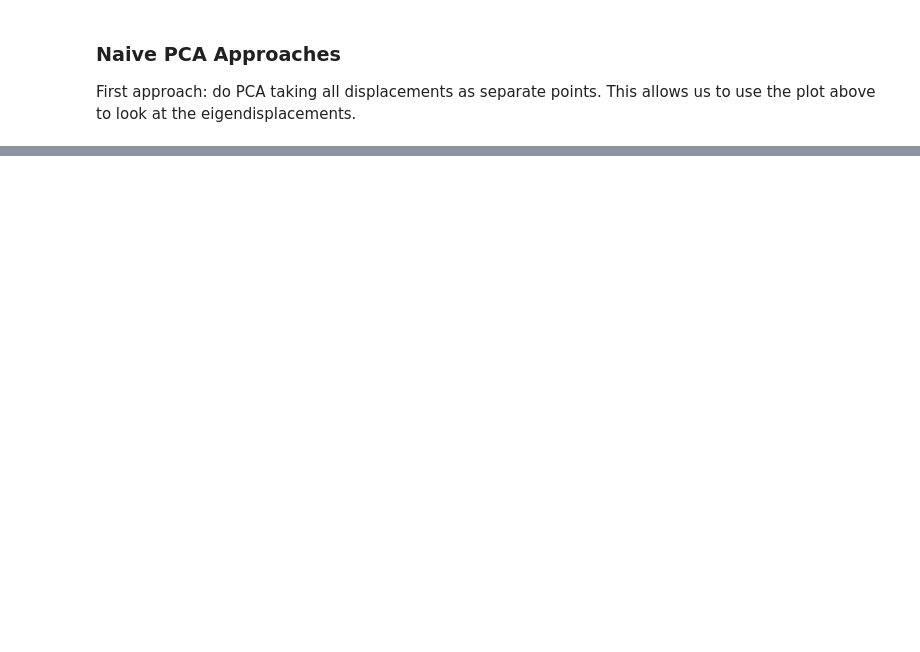
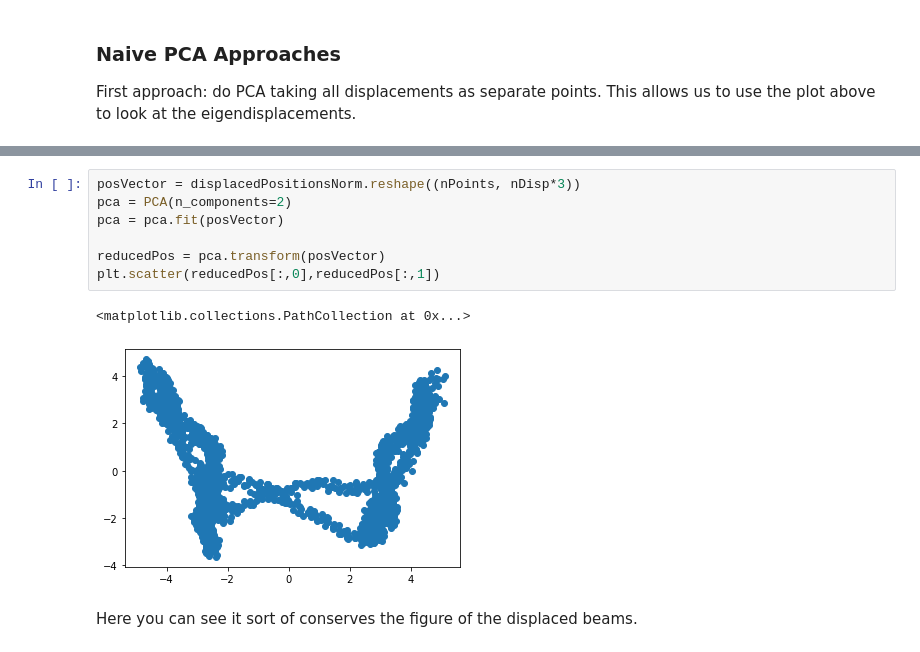
Before and after one commit to js-diaz/mllab-exercise-6-juan-sebastian-diaz-and-xenia-gerloff, a Jupyter notebook: Exercise-6.ipynb, the cells around one changed output, grey strips where cells are left out. Cells and saved outputs as stored; diff of their text form; blank space fills up the shorter version.

```diff
--- a/Exercise-6.ipynb
+++ b/Exercise-6.ipynb
@@ -155,0 +224,12 @@ plt.scatter(reducedDisp[:,0],reducedDisp[:,1])
+# %%
+posVector = displacedPositionsNorm.reshape((nPoints, nDisp*3))
+pca = PCA(n_components=2)
+pca = pca.fit(posVector)
+
+reducedPos = pca.transform(posVector)
+plt.scatter(reducedPos[:,0],reducedPos[:,1])
+# %% [output]
+<matplotlib.collections.PathCollection at 0x...>
+[figure, added]
+# %% [markdown]
+Here you can see it sort of conserves the figure of the displaced beams.
```
Also changed, not shown: parts of 15 cells of this notebook.
